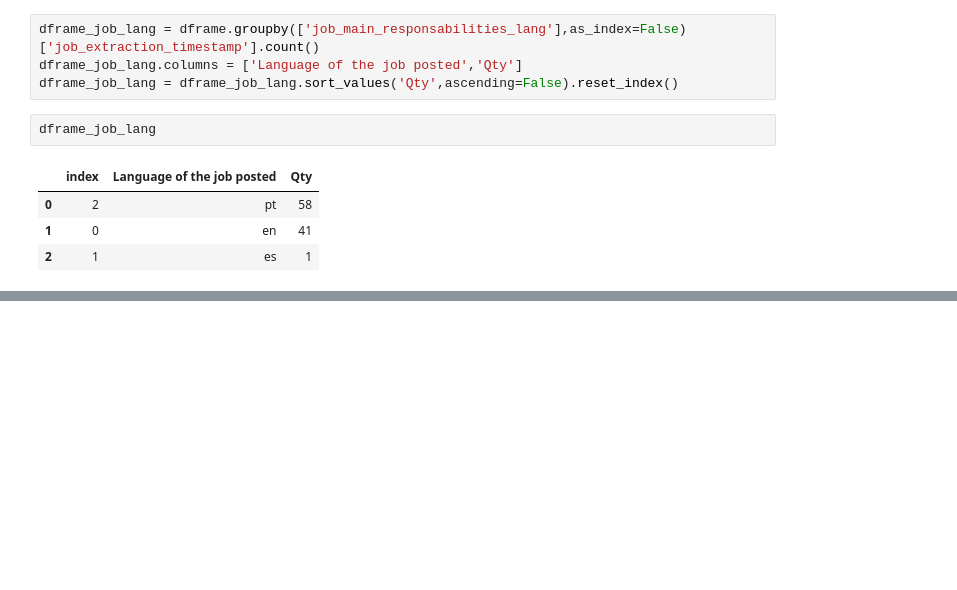
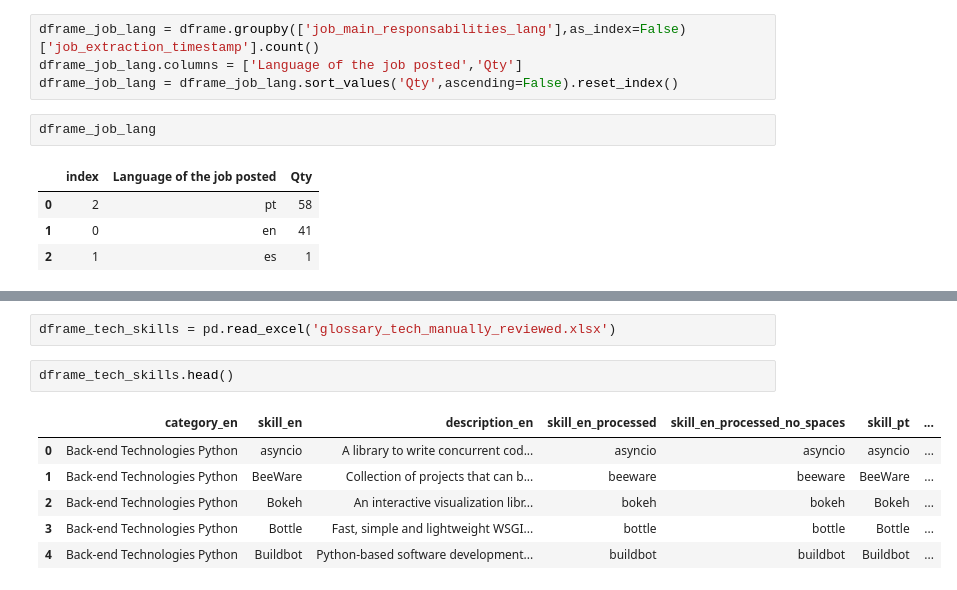
Before and after one commit to ivanrmello/berle-means, a Jupyter notebook: research-in-acc-sciences/accountant-profile-in-startups/02_charts_and_eda.ipynb, the cells around one changed output, grey strips where cells are left out. Saved outputs shown, nothing was run; the diff lists cells and outputs as text; blank space fills up the shorter version.

```diff
--- a/research-in-acc-sciences/accountant-profile-in-startups/02_charts_and_eda.ipynb
+++ b/research-in-acc-sciences/accountant-profile-in-startups/02_charts_and_eda.ipynb
@@ -73,0 +75,11 @@ plt.show()
+# %%
+dframe_tech_skills = pd.read_excel('glossary_tech_manually_reviewed.xlsx')
+# %%
+dframe_tech_skills.head()
+# %% [output]
+|  | category_en | skill_en | description_en | skill_en_processed | skill_en_processed_no_spaces | skill_pt | ... |
+| 0 | Back-end Technologies Python | asyncio | A library to write concurrent cod... | asyncio | asyncio | asyncio | ... |
+| 1 | Back-end Technologies Python | BeeWare | Collection of projects that can b... | beeware | beeware | BeeWare | ... |
+| 2 | Back-end Technologies Python | Bokeh | An interactive visualization libr... | bokeh | bokeh | Bokeh | ... |
+| 3 | Back-end Technologies Python | Bottle | Fast, simple and lightweight WSGI... | bottle | bottle | Bottle | ... |
+| 4 | Back-end Technologies Python | Buildbot | Python-based software development... | buildbot | buildbot | Buildbot | ... |
```
Also changed, not shown: parts of 22 cells of this notebook, 1 other file.
